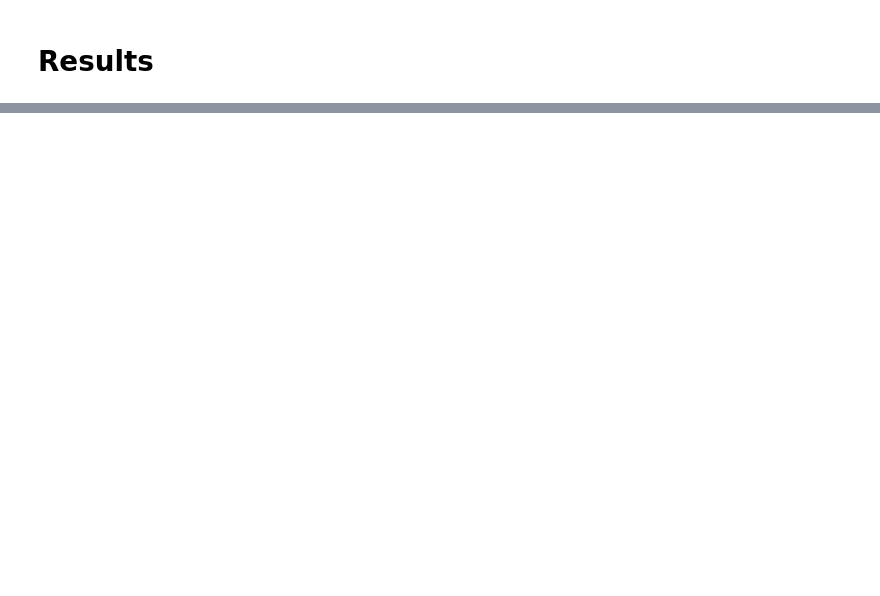
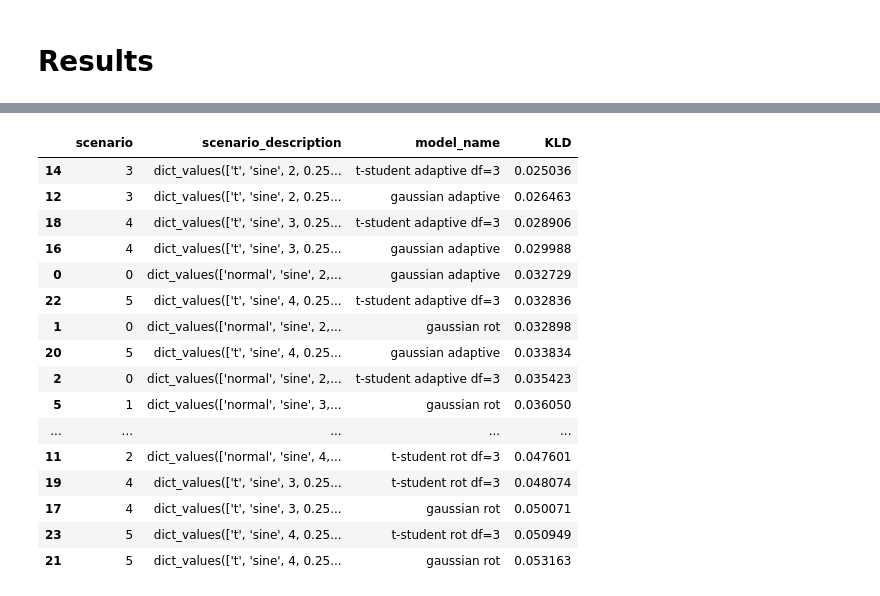
Before and after one commit to matheus-vizzotto/densities4risk, a Jupyter notebook: notebooks/development/monte_carlo_simulation.ipynb, the cells around one changed output, grey strips where cells are left out. Cells and saved outputs as stored; diff of their text form; code cells hidden in the pictures; blank space fills up the shorter version.

```diff
--- a/notebooks/development/monte_carlo_simulation.ipynb
+++ b/notebooks/development/monte_carlo_simulation.ipynb
@@ -110,3 +111,5 @@ scenarios = []
 for i, params in enumerate(ParameterGrid(param_grid)):
     params['scenario_id'] = i
     scenarios.append(params)
+
+dim_scenarios = pd.DataFrame({"scenario": [x["scenario_id"] for x in scenarios], "scenario_description": [f"{x.values()}" for x in scenarios]})
@@ -627 +645,23 @@ df_cv_results.iloc[:,:]
+# %%
+df_cv_results_desc = df_cv_results.merge(dim_scenarios, on="scenario")
+# %%
+df_cv_results_desc.groupby(["scenario", "scenario_description", "model_name"], as_index=False)["KLD"].mean().sort_values(by="KLD")
+# %% [output]
+|  | scenario | scenario_description | model_name | KLD |
+| 14 | 3 | dict_values(['t', 'sine', 2, 0.25... | t-student adaptive df=3 | 0.025036 |
+| 12 | 3 | dict_values(['t', 'sine', 2, 0.25... | gaussian adaptive | 0.026463 |
+| 18 | 4 | dict_values(['t', 'sine', 3, 0.25... | t-student adaptive df=3 | 0.028906 |
+| 16 | 4 | dict_values(['t', 'sine', 3, 0.25... | gaussian adaptive | 0.029988 |
+| 0 | 0 | dict_values(['normal', 'sine', 2,... | gaussian adaptive | 0.032729 |
+| 22 | 5 | dict_values(['t', 'sine', 4, 0.25... | t-student adaptive df=3 | 0.032836 |
+| 1 | 0 | dict_values(['normal', 'sine', 2,... | gaussian rot | 0.032898 |
+| 20 | 5 | dict_values(['t', 'sine', 4, 0.25... | gaussian adaptive | 0.033834 |
+| 2 | 0 | dict_values(['normal', 'sine', 2,... | t-student adaptive df=3 | 0.035423 |
+| 5 | 1 | dict_values(['normal', 'sine', 3,... | gaussian rot | 0.036050 |
+| ... | ... | ... | ... | ... |
+| 11 | 2 | dict_values(['normal', 'sine', 4,... | t-student rot df=3 | 0.047601 |
+| 19 | 4 | dict_values(['t', 'sine', 3, 0.25... | t-student rot df=3 | 0.048074 |
+| 17 | 4 | dict_values(['t', 'sine', 3, 0.25... | gaussian rot | 0.050071 |
+| 23 | 5 | dict_values(['t', 'sine', 4, 0.25... | t-student rot df=3 | 0.050949 |
+| 21 | 5 | dict_values(['t', 'sine', 4, 0.25... | gaussian rot | 0.053163 |
 # %%
```
Also changed, not shown: parts of 6 cells of this notebook, 4 other files.
